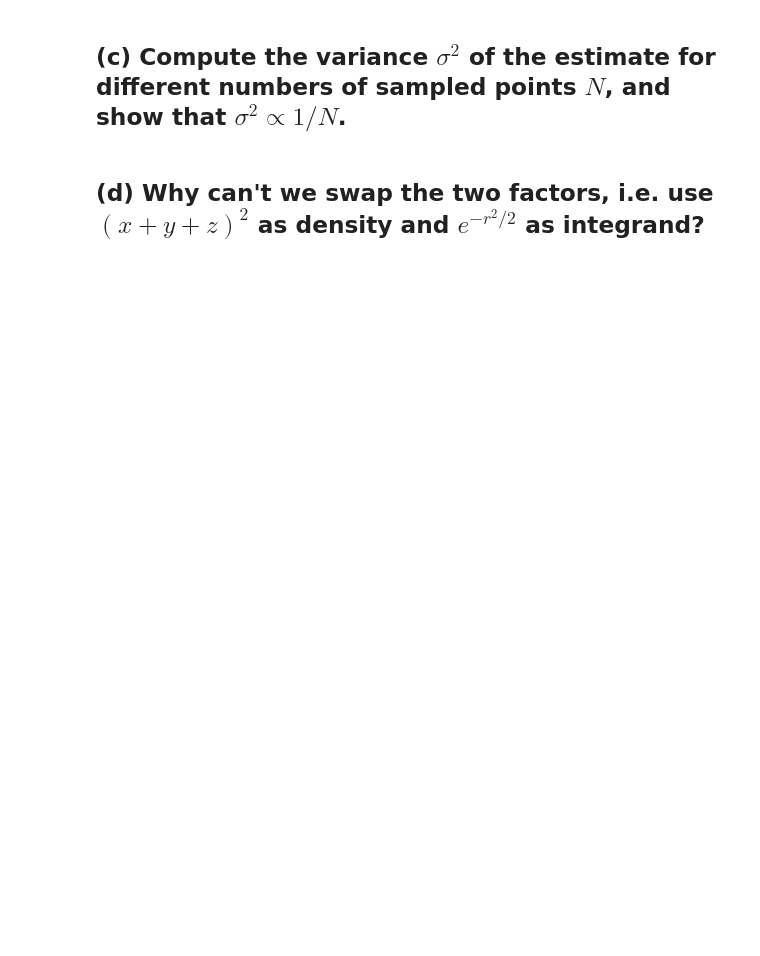
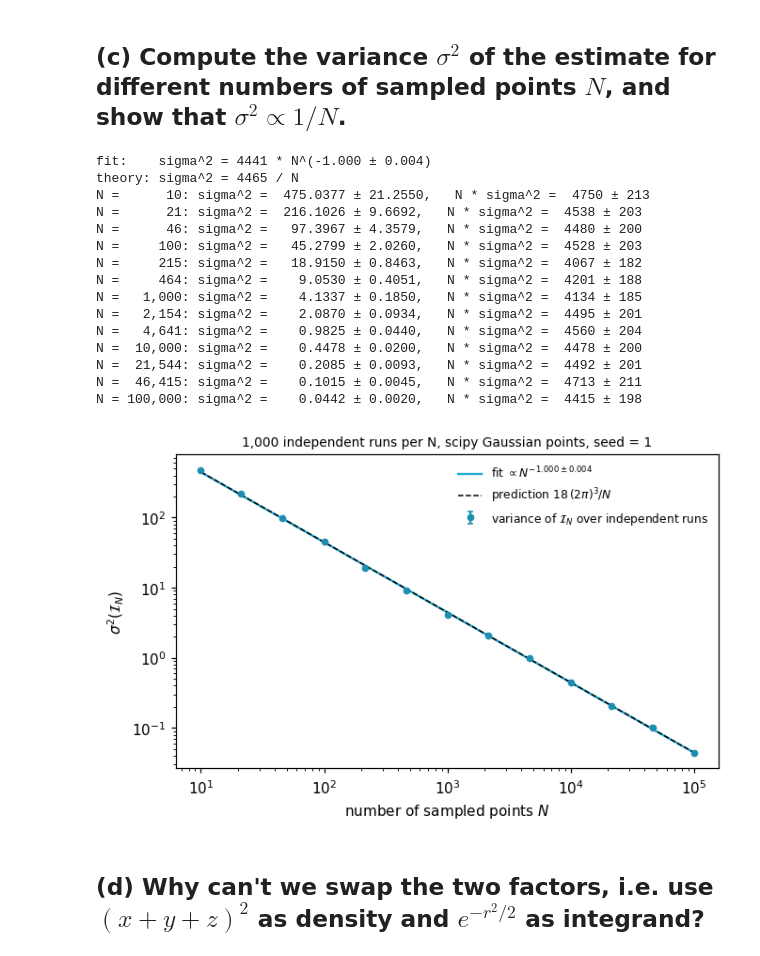
Before and after one commit to MathiMuts/Advanced-Monte-Carlo, a Jupyter notebook: Exercises/4.03-mc-integration-1/code.ipynb, the cells around one changed output. Drawn from its saved outputs; the diff is of its cells as text; code cells hidden in the pictures; blank space fills up the shorter version.

```diff
--- a/Exercises/4.03-mc-integration-1/code.ipynb
+++ b/Exercises/4.03-mc-integration-1/code.ipynb
@@ -13,6 +16,12 @@ from functions import *
 # %%
 # Parameters (quote these in the report captions)
 SEED = 1
+N = 1_000_000          # (b) number of sampled points
+N_LIST = np.unique(np.logspace(1, 5, 13).astype(int))   # (c) sample sizes N
+N_RUNS = 1_000         # (c) independent runs per N
+L_LIST = np.array([1, 1.5, 2, 3, 4, 6, 8, 12, 16])     # (d) half-widths L of the box [-L, L]^3
+N_SWAP = 1_000_000     # (d) sampled points per box size
+
 rng = np.random.default_rng(SEED)
 set_plot_style()
 # %% [markdown]
@@ -20,2 +44,19 @@ set_plot_style()
 # %% [markdown]
 ## (b) Use a Gaussian RNG to generate $x, y, z$ and estimate $I$; compare with the analytical result.
+# %%
+from scipy.stats import norm
+
+x = norm.rvs(size=N, random_state=rng)
+y = norm.rvs(size=N, random_state=rng)
+z = norm.rvs(size=N, random_state=rng)
+# %%
+# exp(-r^2/2) = (2 pi)^{3/2} w(r)  ->  I = (2 pi)^{3/2} <(x+y+z)^2>
+NORM = (2 * np.pi)**1.5
+f = (x + y + z)**2
+
+I_MC = NORM * f.mean()
+I_ERR = NORM * f.std(ddof=1) / np.sqrt(N)      # standard error (independent samples)
+
+print(f"I_MC    = {I_MC:.3f} ± {I_ERR:.3f}   (N = {N:,}, seed = {SEED})")
+print(f"I_exact = {I_EXACT:.3f}")
+print(f"(I_MC - I_exact) / error = {(I_MC - I_EXACT) / I_ERR:+.2f}")
@@ -22,4 +79,37 @@ set_plot_style()
 # %% [markdown]
 ## (c) Compute the variance $\sigma^2$ of the estimate for different numbers of sampled points $N$, and show that $\sigma^2 \propto 1/N$.
+# %%
+# N_RUNS independent estimates I_N at each N; their spread is the variance of the estimate
+I_mean, I_var, I_var_err = variance_vs_n(N_LIST, N_RUNS, rng)
+slope, slope_err, prefactor = fit_power_law(N_LIST, I_var, I_var_err)
+
+# prediction: sigma^2(I_N) = (2 pi)^3 Var(f) / N with Var(f) = 18 (x+y+z ~ N(0,3), Var(s^2) = 2*3^2)
+VAR_THEORY = NORM**2 * 18
+
+fig = plot_variance(N_LIST, I_var, I_var_err, slope, slope_err, prefactor, VAR_THEORY,
+                    title=f"{N_RUNS:,} independent runs per N, scipy Gaussian points, seed = {SEED}")
+save_figure(fig, "mc_variance")
+
+print(f"fit:    sigma^2 = {prefactor:.0f} * N^({slope:.3f} ± {slope_err:.3f})")
+print(f"theory: sigma^2 = {VAR_THEORY:.0f} / N")
+for n, v, dv in zip(N_LIST, I_var, I_var_err):
+    print(f"N = {n:>7,}: sigma^2 = {v:9.4f} ± {dv:.4f},   N * sigma^2 = {n * v:5.0f} ± {n * dv:.0f}")
+# %% [output]
+fit:    sigma^2 = 4441 * N^(-1.000 ± 0.004)
+theory: sigma^2 = 4465 / N
+N =      10: sigma^2 =  475.0377 ± 21.2550,   N * sigma^2 =  4750 ± 213
+N =      21: sigma^2 =  216.1026 ± 9.6692,   N * sigma^2 =  4538 ± 203
+N =      46: sigma^2 =   97.3967 ± 4.3579,   N * sigma^2 =  4480 ± 200
+N =     100: sigma^2 =   45.2799 ± 2.0260,   N * sigma^2 =  4528 ± 203
+N =     215: sigma^2 =   18.9150 ± 0.8463,   N * sigma^2 =  4067 ± 182
+N =     464: sigma^2 =    9.0530 ± 0.4051,   N * sigma^2 =  4201 ± 188
+N =   1,000: sigma^2 =    4.1337 ± 0.1850,   N * sigma^2 =  4134 ± 185
+N =   2,154: sigma^2 =    2.0870 ± 0.0934,   N * sigma^2 =  4495 ± 201
+N =   4,641: sigma^2 =    0.9825 ± 0.0440,   N * sigma^2 =  4560 ± 204
+N =  10,000: sigma^2 =    0.4478 ± 0.0200,   N * sigma^2 =  4478 ± 200
+N =  21,544: sigma^2 =    0.2085 ± 0.0093,   N * sigma^2 =  4492 ± 201
+N =  46,415: sigma^2 =    0.1015 ± 0.0045,   N * sigma^2 =  4713 ± 211
+N = 100,000: sigma^2 =    0.0442 ± 0.0020,   N * sigma^2 =  4415 ± 198
+[figure, added]
 # %% [markdown]
 ## (d) Why can't we swap the two factors, i.e. use $(x+y+z)^2$ as density and $e^{-r^2/2}$ as integrand?
```
Also changed, not shown: parts of 5 cells of this notebook, 7 other files.
